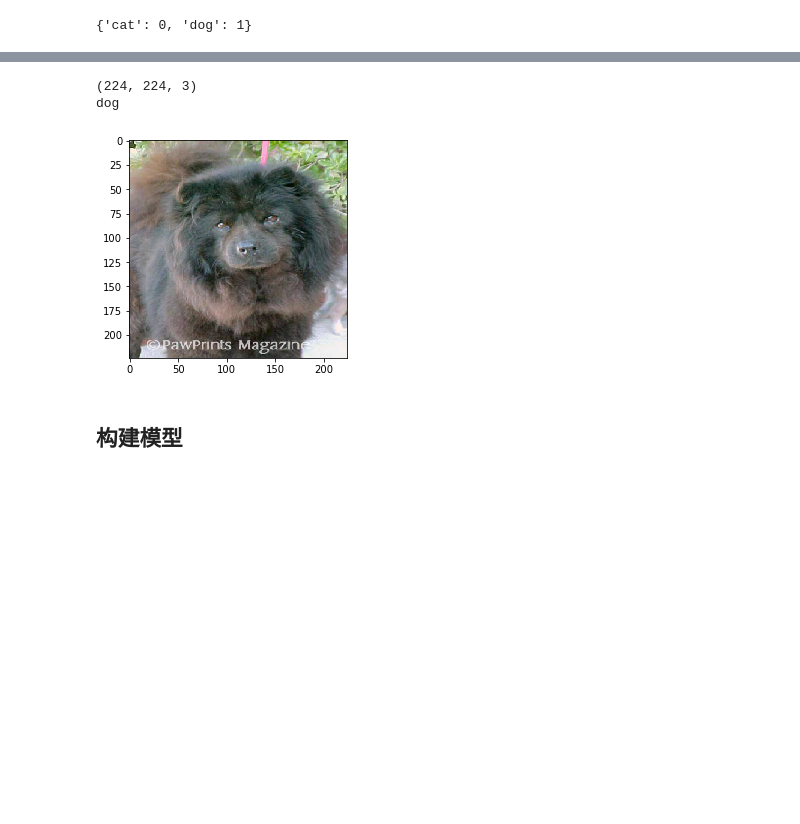
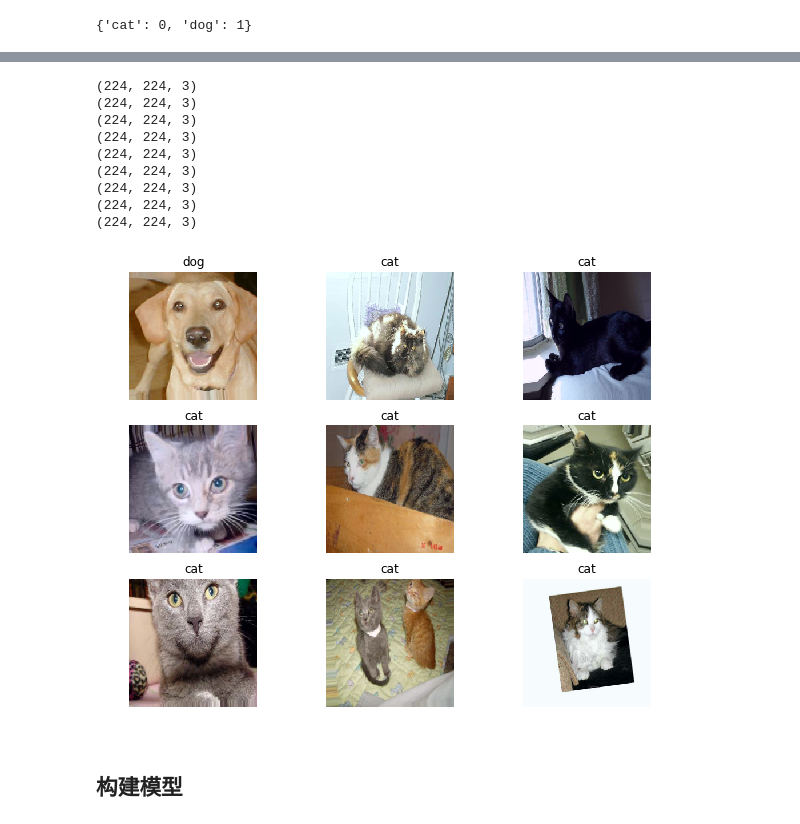
Before and after one commit to jeff-ruby/capstone, a Jupyter notebook: dog_vs_cat/mlnd_capstone_dogs_vs_cats.ipynb, the cells around one changed output, grey strips where cells are left out. Drawn from its saved outputs; the diff is of its cells as text; code cells hidden in the pictures; blank space fills up the shorter version.

```diff
--- a/dog_vs_cat/mlnd_capstone_dogs_vs_cats.ipynb
+++ b/dog_vs_cat/mlnd_capstone_dogs_vs_cats.ipynb
@@ -380,16 +368,26 @@ train_gen.class_indices
 # %%
-plt.figure()
-for i in range(0, 1):
-    plt.subplot(1, 1, i+1)
-    batch, label = train_gen.next()
-    print(batch[0].shape)
-    print('dog' if label[0] else 'cat')
-    #print(batch[0])
-    plt.imshow(batch[0].astype(np.uint8))
+plt.figure(figsize=(10, 8))
+
+batch, label = train_gen.next()
+for i in range(0, 9):
+    plt.subplot(3, 3, i+1)
+    print(batch[i].shape)
+    plt.title('dog' if label[i] else 'cat')
+    #print(batch[i])
+    plt.axis('off')
+    plt.imshow(batch[i].astype(np.uint8))
+plt.show()
 # %% [output]
 (224, 224, 3)
-dog
+(224, 224, 3)
+(224, 224, 3)
+(224, 224, 3)
+(224, 224, 3)
+(224, 224, 3)
+(224, 224, 3)
+(224, 224, 3)
+(224, 224, 3)
-[figure, old version]
+[figure, new version]
 # %% [markdown]
 ## 构建模型
 # %%
```
Also changed, not shown: parts of 10 cells of this notebook.
